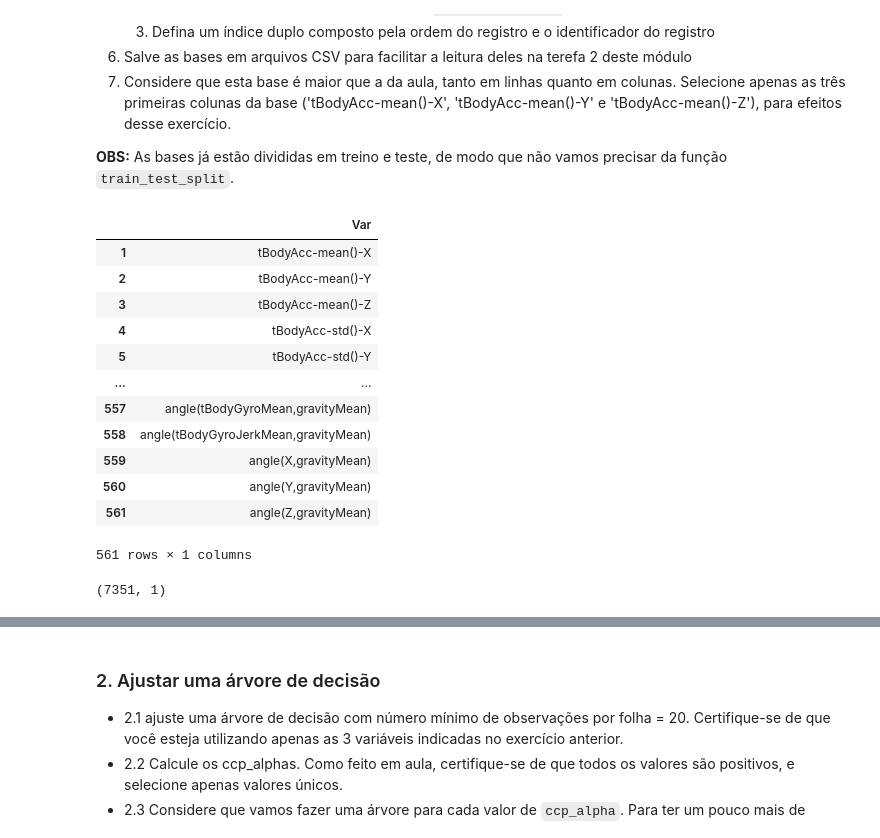
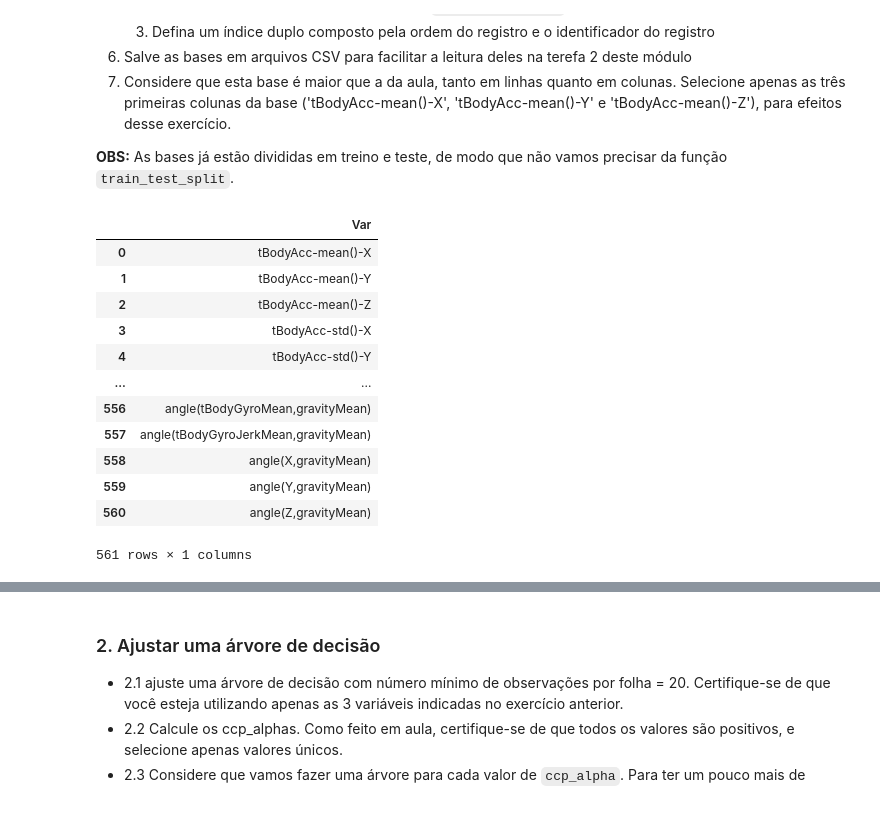
Before and after one commit to marceloaires7/EBAC-Aulas, a Jupyter notebook: Modulo17/Exercício_Cientista_de_dados_Módulo17/Exercício 1/Modulo17Exercicio1.ipynb, the cells around one changed output, grey strips where cells are left out. Cells and saved outputs as stored; diff of their text form; code cells hidden in the pictures.

```diff
--- a/Modulo17/Exercício_Cientista_de_dados_Módulo17/Exercício 1/Modulo17Exercicio1.ipynb
+++ b/Modulo17/Exercício_Cientista_de_dados_Módulo17/Exercício 1/Modulo17Exercicio1.ipynb
@@ -65,22 +66,19 @@ import matplotlib.pyplot as plt
 # %%
-features = pd.read_csv("./human+activity+recognition+using+smartphones/UCI HAR Dataset/UCI HAR Dataset/features.txt",sep=' ', header=None, index_col=0,names=['Var'])
+features = pd.read_csv("./input/features.txt",sep=' ', header=None)
+features = (features.drop(columns=0)
+                    .rename(columns={1: 'Var'}))
 features
 # %% [output]
 |  | Var |
-| 1 | tBodyAcc-mean()-X |
-| 2 | tBodyAcc-mean()-Y |
-| 3 | tBodyAcc-mean()-Z |
-| 4 | tBodyAcc-std()-X |
-| 5 | tBodyAcc-std()-Y |
+| 0 | tBodyAcc-mean()-X |
+| 1 | tBodyAcc-mean()-Y |
+| 2 | tBodyAcc-mean()-Z |
+| 3 | tBodyAcc-std()-X |
+| 4 | tBodyAcc-std()-Y |
 | ... | ... |
-| 557 | angle(tBodyGyroMean,gravityMean) |
-| 558 | angle(tBodyGyroJerkMean,gravityMean) |
-| 559 | angle(X,gravityMean) |
-| 560 | angle(Y,gravityMean) |
-| 561 | angle(Z,gravityMean) |
+| 556 | angle(tBodyGyroMean,gravityMean) |
+| 557 | angle(tBodyGyroJerkMean,gravityMean) |
+| 558 | angle(X,gravityMean) |
+| 559 | angle(Y,gravityMean) |
+| 560 | angle(Z,gravityMean) |
 561 rows × 1 columns
-# %%
-X_train = pd.read_csv("./human+activity+recognition+using+smartphones/UCI HAR Dataset/UCI HAR Dataset/train/X_train.txt",)
-X_train.shape
-# %% [output]
-(7351, 1)
```
Also changed, not shown: parts of 9 cells of this notebook, 2 other files.
